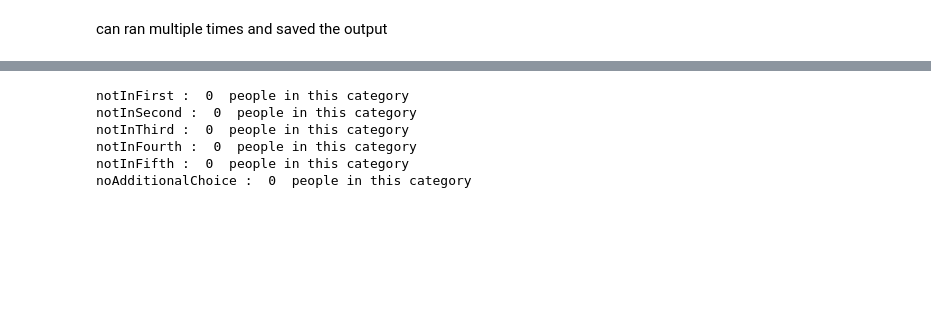
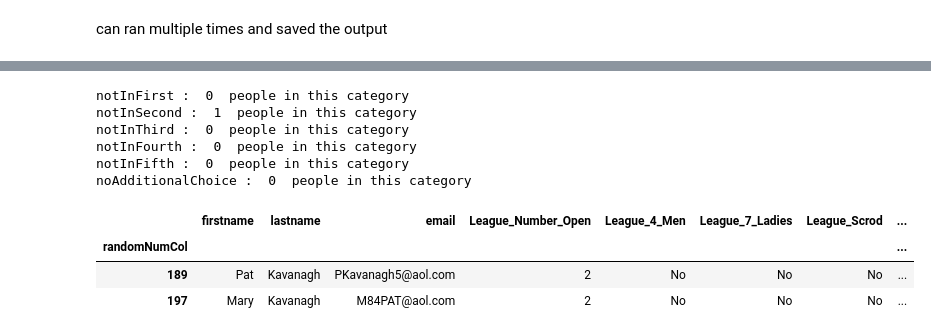
Before and after one commit to longnecker/leagues, a Jupyter notebook: sortRegistrations_byPeople.ipynb, the cells around one changed output, grey strips where cells are left out. Saved outputs shown, nothing was run; the diff lists cells and outputs as text; code cells hidden in the pictures; blank space fills up the shorter version.

```diff
--- a/sortRegistrations_byPeople.ipynb
+++ b/sortRegistrations_byPeople.ipynb
@@ -104,8 +100,8 @@ def addOpenLeague(idx,regSorted,regTracking,leagueDict_open,iteration,trackIssue
 Read in the data
 # %%
 #updated 8/30/2016 to use file from website
-fName = 'BackupList_Registrations.csv'
-#fName = 'registrations_KL_forPython.csv'
+#fName = 'BackupList_Registrations.csv'
+fName = 'registrations_KL_forPython.csv'
 importInfo=pd.read_csv(fName)
 # %%
 #shuffle the information from the website site to match the format in the rest of this file
@@ -285,7 +241,7 @@ for name in otherLeagues:
 for idx in range(0,nPeople):
     for oL in otherLeagues:
 
-        oneName = regSorted.loc[idx,['lastname', 'firstname','email']] #updated 12/23/2016
+        oneName = regSorted.loc[idx,['lastname', 'firstname']]
         oneName = oneName.to_frame().transpose() #need this format to make nice output
         if regSorted.loc[idx,oL]=='Yes': #careful with trailing spaces
             leagueDict_other = addOne(leagueDict_other,oL,oneName)
@@ -385,11 +337,18 @@ regInfo.to_csv(folder + '/exportInfo.csv')
 #can run multiple times and see what the best possible outcome is...would want to keep that...
 # %%
 for problem in issueNames:
-    print problem, ': ', len(trackIssues[problem]), ' people in this category'
+    print(problem, ': ', len(trackIssues[problem]), ' people in this category')
 # %% [output]
 notInFirst :  0  people in this category
-notInSecond :  0  people in this category
+notInSecond :  1  people in this category
 notInThird :  0  people in this category
 notInFourth :  0  people in this category
 notInFifth :  0  people in this category
 noAdditionalChoice :  0  people in this category
+# %%
+regTracking.loc[regTracking['lastname']=='Kavanagh']
+# %% [output]
+|  | firstname | lastname | email | League_Number_Open | League_4_Men | League_7_Ladies | League_Scrod | ... |
+| randomNumCol |  |  |  |  |  |  |  | ... |
+| 189 | Pat | Kavanagh | PKavanagh5@aol.com | 2 | No | No | No | ... |
+| 197 | Mary | Kavanagh | M84PAT@aol.com | 2 | No | No | No | ... |
```
Also changed, not shown: parts of 19 cells of this notebook.
